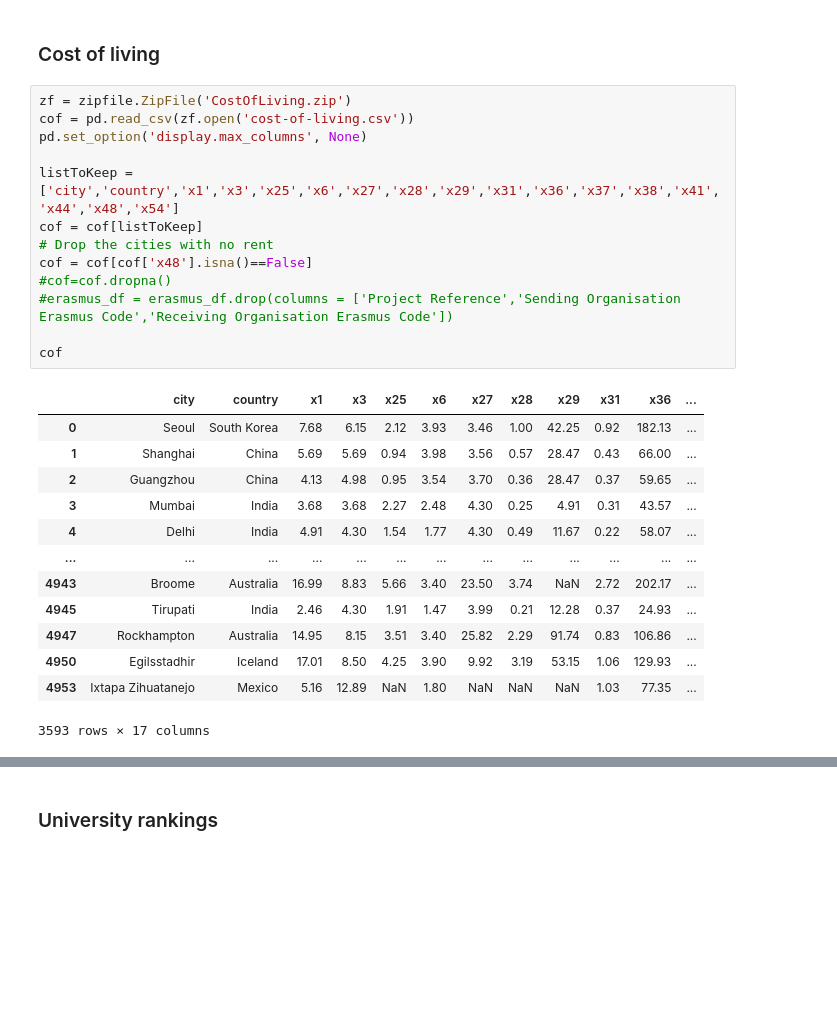
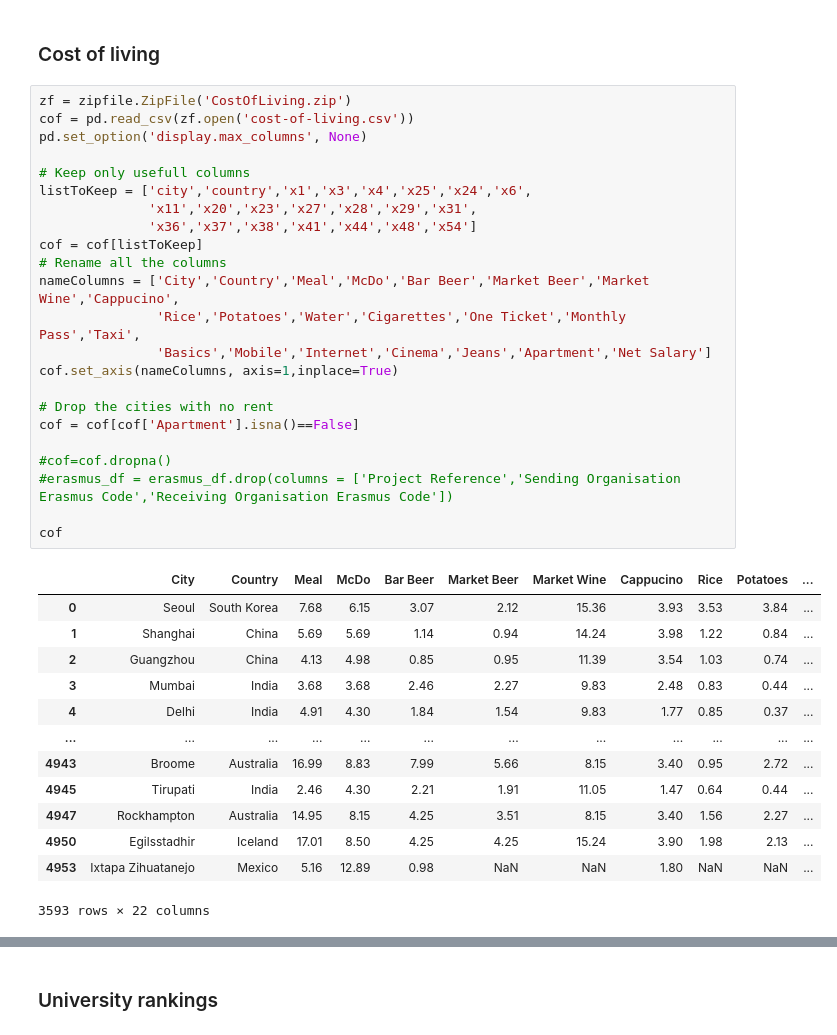
Before and after one commit to tatouti/DatabasePD, a Jupyter notebook: Erasmus_DataAnalysis.ipynb, the cells around one changed output, grey strips where cells are left out. Cells and saved outputs as stored; diff of their text form; blank space fills up the shorter version.

```diff
--- a/Erasmus_DataAnalysis.ipynb
+++ b/Erasmus_DataAnalysis.ipynb
@@ -326,28 +326,38 @@ Text(0.5, 1.0, 'Special Needs %')
 # %%
 zf = zipfile.ZipFile('CostOfLiving.zip')
 cof = pd.read_csv(zf.open('cost-of-living.csv'))
 pd.set_option('display.max_columns', None)
 
-listToKeep = ['city','country','x1','x3','x25','x6','x27','x28','x29','x31','x36','x37','x38','x41','x44','x48','x54']
+# Keep only usefull columns
+listToKeep = ['city','country','x1','x3','x4','x25','x24','x6',
+              'x11','x20','x23','x27','x28','x29','x31',
+              'x36','x37','x38','x41','x44','x48','x54']
 cof = cof[listToKeep]
+# Rename all the columns
+nameColumns = ['City','Country','Meal','McDo','Bar Beer','Market Beer','Market Wine','Cappucino',
+               'Rice','Potatoes','Water','Cigarettes','One Ticket','Monthly Pass','Taxi',
+               'Basics','Mobile','Internet','Cinema','Jeans','Apartment','Net Salary']
+cof.set_axis(nameColumns, axis=1,inplace=True)
+
 # Drop the cities with no rent
-cof = cof[cof['x48'].isna()==False]
+cof = cof[cof['Apartment'].isna()==False]
+
 #cof=cof.dropna()
 #erasmus_df = erasmus_df.drop(columns = ['Project Reference','Sending Organisation Erasmus Code','Receiving Organisation Erasmus Code'])
 
 cof
 # %% [output]
-|  | city | country | x1 | x3 | x25 | x6 | x27 | x28 | x29 | x31 | x36 | ... |
-| 0 | Seoul | South Korea | 7.68 | 6.15 | 2.12 | 3.93 | 3.46 | 1.00 | 42.25 | 0.92 | 182.13 | ... |
-| 1 | Shanghai | China | 5.69 | 5.69 | 0.94 | 3.98 | 3.56 | 0.57 | 28.47 | 0.43 | 66.00 | ... |
-| 2 | Guangzhou | China | 4.13 | 4.98 | 0.95 | 3.54 | 3.70 | 0.36 | 28.47 | 0.37 | 59.65 | ... |
-| 3 | Mumbai | India | 3.68 | 3.68 | 2.27 | 2.48 | 4.30 | 0.25 | 4.91 | 0.31 | 43.57 | ... |
-| 4 | Delhi | India | 4.91 | 4.30 | 1.54 | 1.77 | 4.30 | 0.49 | 11.67 | 0.22 | 58.07 | ... |
-| ... | ... | ... | ... | ... | ... | ... | ... | ... | ... | ... | ... | ... |
-| 4943 | Broome | Australia | 16.99 | 8.83 | 5.66 | 3.40 | 23.50 | 3.74 | NaN | 2.72 | 202.17 | ... |
-| 4945 | Tirupati | India | 2.46 | 4.30 | 1.91 | 1.47 | 3.99 | 0.21 | 12.28 | 0.37 | 24.93 | ... |
-| 4947 | Rockhampton | Australia | 14.95 | 8.15 | 3.51 | 3.40 | 25.82 | 2.29 | 91.74 | 0.83 | 106.86 | ... |
-| 4950 | Egilsstadhir | Iceland | 17.01 | 8.50 | 4.25 | 3.90 | 9.92 | 3.19 | 53.15 | 1.06 | 129.93 | ... |
-| 4953 | Ixtapa Zihuatanejo | Mexico | 5.16 | 12.89 | NaN | 1.80 | NaN | NaN | NaN | 1.03 | 77.35 | ... |
+|  | City | Country | Meal | McDo | Bar Beer | Market Beer | Market Wine | Cappucino | Rice | Potatoes | ... |
+| 0 | Seoul | South Korea | 7.68 | 6.15 | 3.07 | 2.12 | 15.36 | 3.93 | 3.53 | 3.84 | ... |
+| 1 | Shanghai | China | 5.69 | 5.69 | 1.14 | 0.94 | 14.24 | 3.98 | 1.22 | 0.84 | ... |
+| 2 | Guangzhou | China | 4.13 | 4.98 | 0.85 | 0.95 | 11.39 | 3.54 | 1.03 | 0.74 | ... |
+| 3 | Mumbai | India | 3.68 | 3.68 | 2.46 | 2.27 | 9.83 | 2.48 | 0.83 | 0.44 | ... |
+| 4 | Delhi | India | 4.91 | 4.30 | 1.84 | 1.54 | 9.83 | 1.77 | 0.85 | 0.37 | ... |
+| ... | ... | ... | ... | ... | ... | ... | ... | ... | ... | ... | ... |
+| 4943 | Broome | Australia | 16.99 | 8.83 | 7.99 | 5.66 | 8.15 | 3.40 | 0.95 | 2.72 | ... |
+| 4945 | Tirupati | India | 2.46 | 4.30 | 2.21 | 1.91 | 11.05 | 1.47 | 0.64 | 0.44 | ... |
+| 4947 | Rockhampton | Australia | 14.95 | 8.15 | 4.25 | 3.51 | 8.15 | 3.40 | 1.56 | 2.27 | ... |
+| 4950 | Egilsstadhir | Iceland | 17.01 | 8.50 | 4.25 | 4.25 | 15.24 | 3.90 | 1.98 | 2.13 | ... |
+| 4953 | Ixtapa Zihuatanejo | Mexico | 5.16 | 12.89 | 0.98 | NaN | NaN | 1.80 | NaN | NaN | ... |
-3593 rows × 17 columns
+3593 rows × 22 columns
 # %%
```
Also changed, not shown: parts of 2 cells of this notebook.
